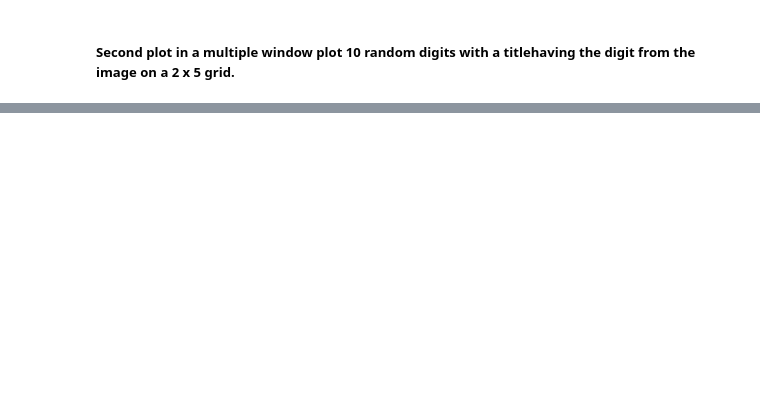
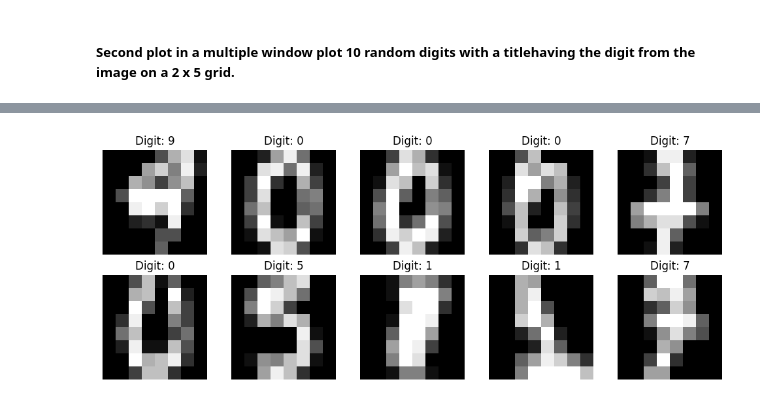
Before and after one commit to CristianProdius/Machine-Learning, a Jupyter notebook: Sigmoid/Homeworks/ Principal Component Analysis/Homework 6 - PCA.ipynb, the cells around one changed output, grey strips where cells are left out. Cells and saved outputs as stored; diff of their text form; code cells hidden in the pictures; blank space fills up the shorter version.

```diff
--- a/Sigmoid/Homeworks/ Principal Component Analysis/Homework 6 - PCA.ipynb
+++ b/Sigmoid/Homeworks/ Principal Component Analysis/Homework 6 - PCA.ipynb
@@ -176,15 +236,6 @@ df
+# %%
+from sklearn.datasets import load_digits
+
+data = load_digits()
 # %% [markdown]
 #####  Second plot in a multiple window plot 10 random digits with a titlehaving the digit from the image on a 2 x 5 grid.
-# %%
-for i in range(10):
-  x = []
-  y = []
-  random_num = np.random.randint(0, 28000)
-  for j in range(1, len(df.iloc[random_num])):
-    if df.iloc[random_num][j] != 0:
-      x.append(j%28)
-      y.append(j/28)
-  plt.scatter(x, y)
-  plt.title(str(df.iloc[random_num][0]))
-
-  plt.show()
@@ -201,0 +242,27 @@ for i in range(10):
+# %%
+import random
+
+images = data.images
+labels = data.target
+
+# Create a 2x5 grid of subplots
+fig, axes = plt.subplots(2, 5, figsize=(10, 4))
+
+# Randomly select 10 indices for the digits to display
+random_indices = random.sample(range(len(images)), 10)
+
+# Loop through the subplots and plot random digits with titles
+for i, ax in enumerate(axes.flat):
+    index = random_indices[i]
+    digit_image = images[index]
+    digit_label = labels[index]
+
+    ax.imshow(digit_image, cmap='gray')
+    ax.set_title(f'Digit: {digit_label}')
+    ax.axis('off')
+
+# Adjust layout for better spacing
+plt.tight_layout()
+plt.show()
+# %% [output]
+[figure, added]
```
Also changed, not shown: parts of 21 cells of this notebook.
